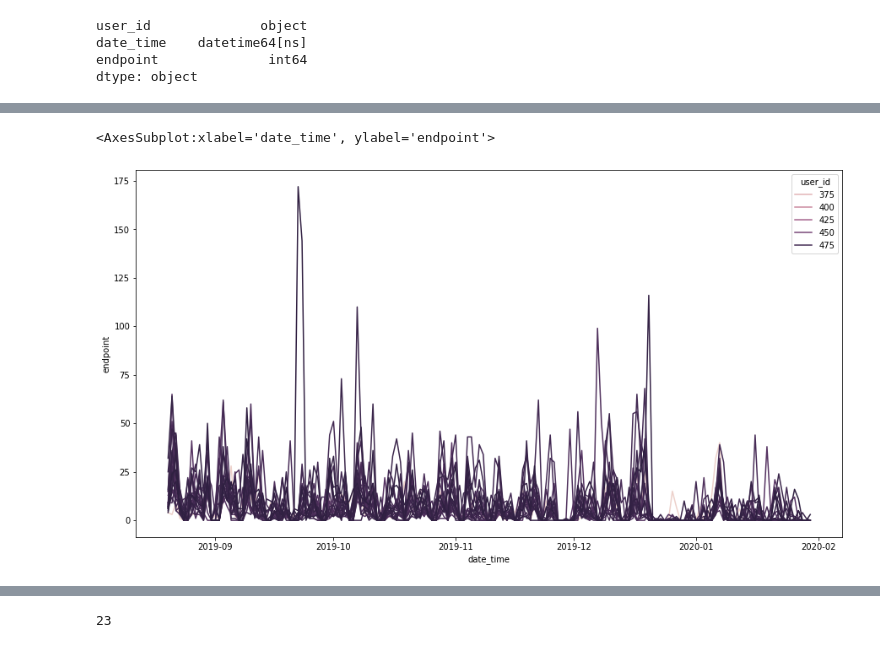
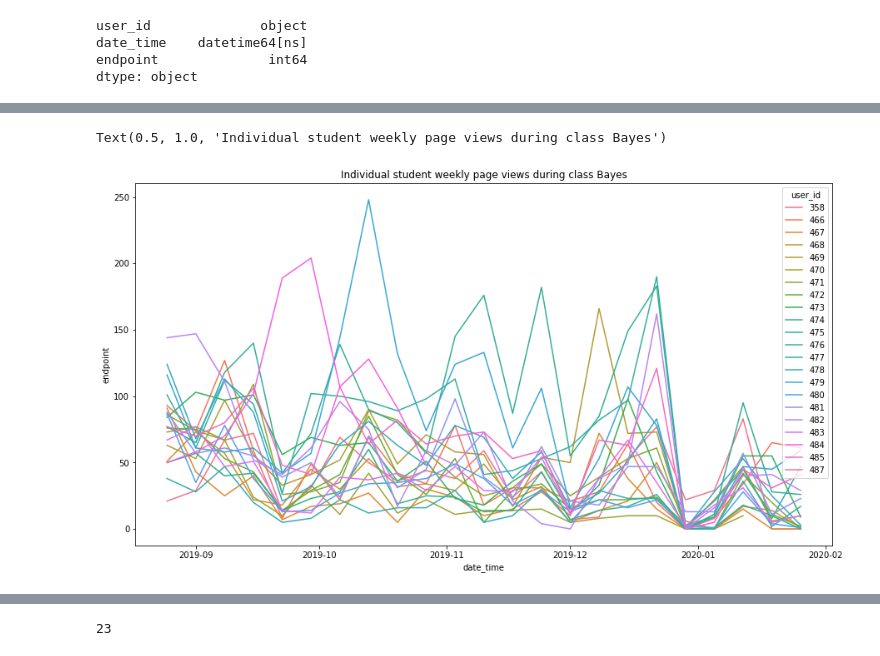
Before and after one commit to Codeup-Board-Advisory/board-slide-research, a Jupyter notebook: working_notebooks/jag-explore.ipynb, the cells around one changed output, grey strips where cells are left out. Saved outputs shown, nothing was run; the diff lists cells and outputs as text; code cells hidden in the pictures.

Commit message:
Update jg explore DS cohort user views by week

```diff
--- a/working_notebooks/jag-explore.ipynb
+++ b/working_notebooks/jag-explore.ipynb
@@ -151,0 +165,6 @@ bayes['user_id']=bayes['user_id'].astype(object)
+# %%
+bayes['user_id']=bayes['user_id'].astype(str)
+curie['user_id']=curie['user_id'].astype(str)
+darden['user_id']=darden['user_id'].astype(str)
+easley['user_id']=easley['user_id'].astype(str)
+florence['user_id']=florence['user_id'].astype(str)
@@ -169,4 +199,7 @@ program                       object
 dtype: object
+# %%
+bayes.date_time = pd.to_datetime(bayes.date_time)
+bayes = bayes.set_index(bayes.date_time)
 # %%
 bayes['endpoint'].resample('d').count().plot()
 # %% [output]
@@ -211,0 +218,6 @@ bayes_students
+# %%
+bayes_students =pd.DataFrame(bayes.groupby(by='user_id').endpoint.resample('w').count())
+curie_students =pd.DataFrame(curie.groupby(by='user_id').endpoint.resample('w').count())
+darden_students =pd.DataFrame(darden.groupby(by='user_id').endpoint.resample('w').count())
+easley_students =pd.DataFrame(easley.groupby(by='user_id').endpoint.resample('w').count())
+florence_students =pd.DataFrame(florence.groupby(by='user_id').endpoint.resample('w').count())
@@ -221,5 +254,5 @@ dtype: object
 # %%
-bayes_students['user_id'] = bayes_students['user_id'].astype(object)
+bayes_students['user_id'] = bayes_students['user_id'].astype(str)
 # %% [markdown]
 Instead of doing a for loop and plotting by user ID, I want to plot this in Seaborn and hue by user id
 # %%
@@ -270,9 +310,8 @@ dtype: object
 # %%
 plt.figure(figsize=(15,8))
 #sns.tsplot(data=bayes_students['endpoint'], time = bayes_students['date_time'])
 sns.lineplot(x='date_time', y='endpoint', hue='user_id', data = bayes_students[bayes_students.date_time < '2020-01-31'])
-#limit to dates during cohort
-#plt.set_xlim(2019-08-19, 2020-01-30)
+plt.title('Individual student weekly page views during class Bayes')
 # %% [output]
-<AxesSubplot:xlabel='date_time', ylabel='endpoint'>
+Text(0.5, 1.0, 'Individual student weekly page views during class Bayes')
-[figure, old version]
+[figure, new version]
```
Also changed, not shown: parts of 35 cells of this notebook, 1 other file.
